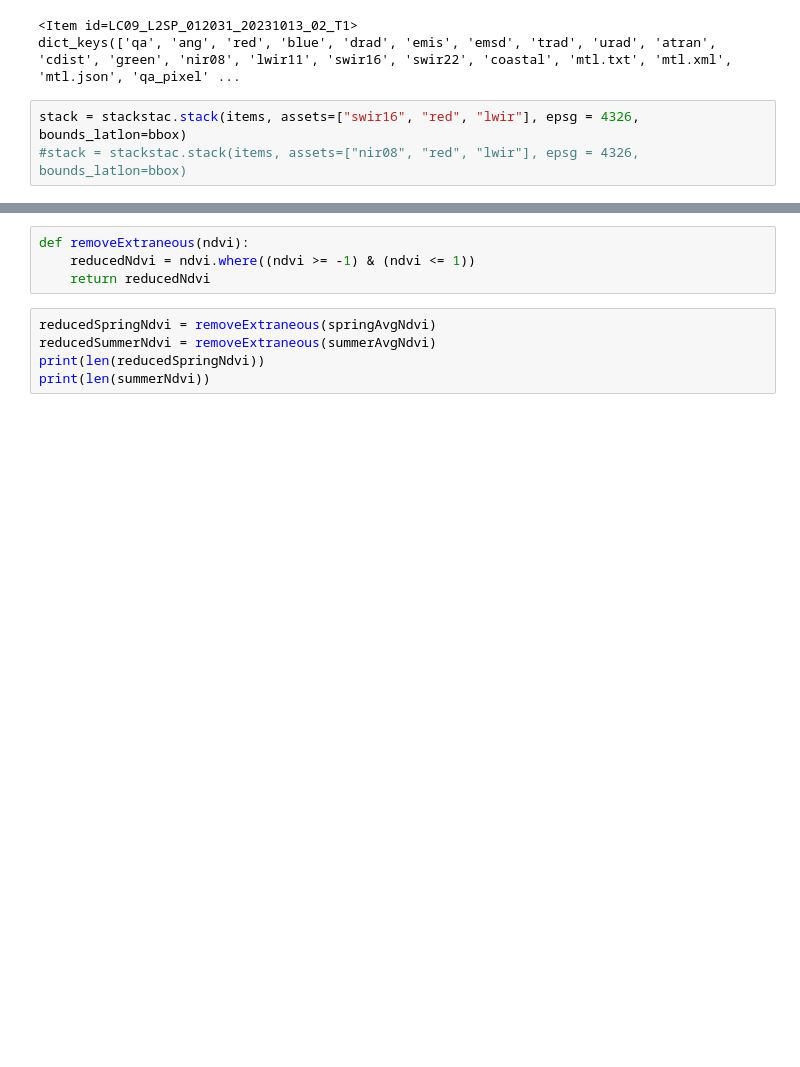
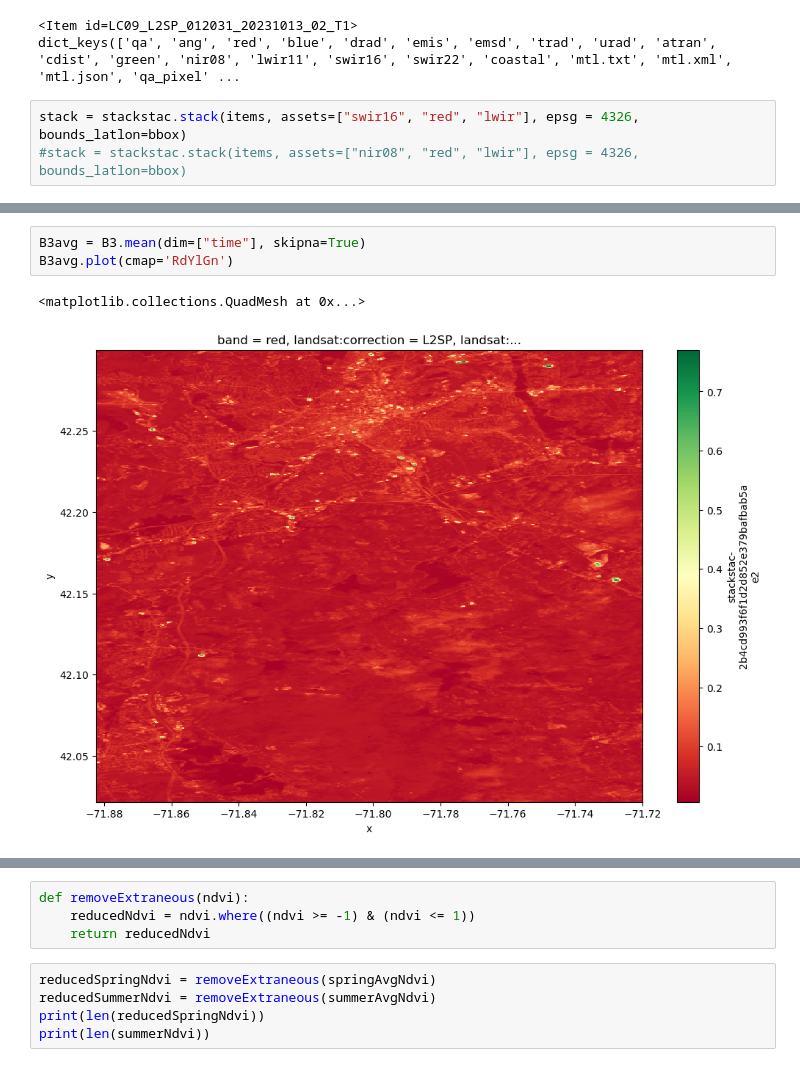
Before and after one commit to tannerhonnef/geog313-final-project, a Jupyter notebook: dataAcquisition.ipynb, the cells around one changed output, grey strips where cells are left out. Drawn from its saved outputs; the diff is of its cells as text; blank space fills up the shorter version.

```diff
--- a/dataAcquisition.ipynb
+++ b/dataAcquisition.ipynb
@@ -75,6 +108,12 @@ print(len(summerNdvi))
 0
 1
 4
+# %%
+B3avg = B3.mean(dim=["time"], skipna=True)
+B3avg.plot(cmap='RdYlGn')
+# %% [output]
+<matplotlib.collections.QuadMesh at 0x...>
+[figure, added]
 # %%
 plt.rcParams['figure.figsize'] = (12,8)
 plt.figure(figsize = (5, 5))
```
Also changed, not shown: parts of 9 cells of this notebook.
